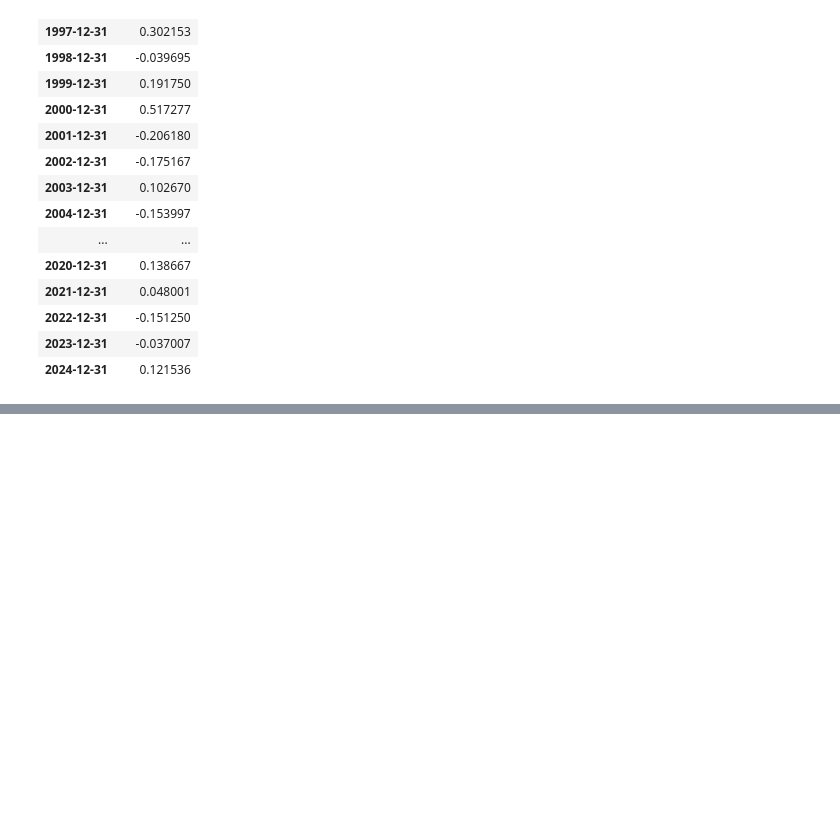
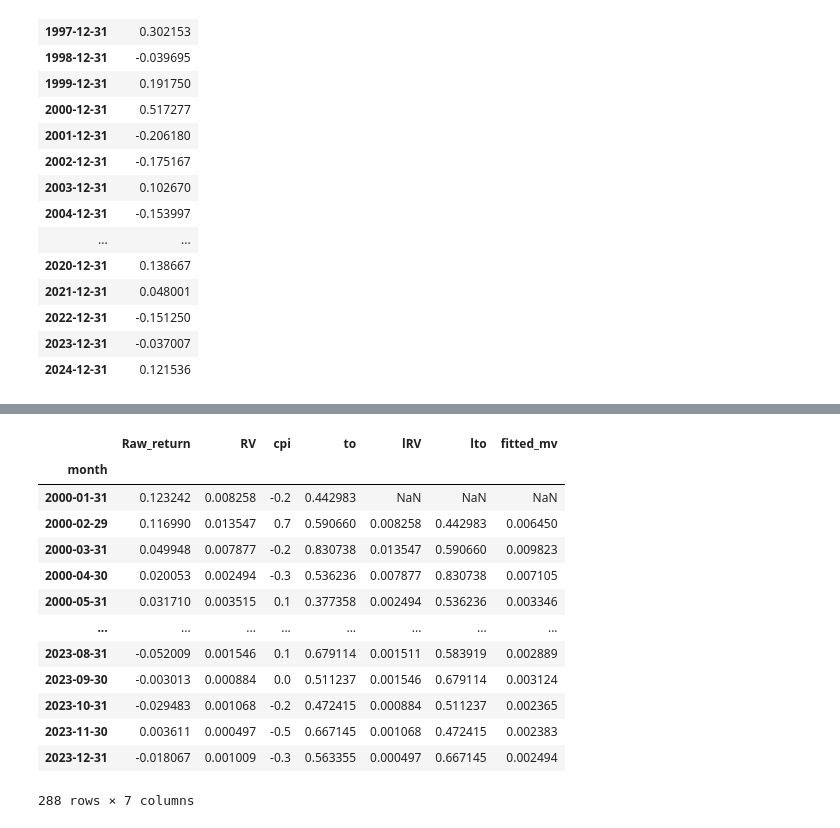
Before and after one commit to wangweihang1007-dev/wwhwork, a Jupyter notebook: python08.ipynb, the cells around one changed output, grey strips where cells are left out. Saved outputs shown, nothing was run; the diff lists cells and outputs as text; code cells hidden in the pictures; blank space fills up the shorter version.

```diff
--- a/python08.ipynb
+++ b/python08.ipynb
@@ -146,0 +345,6 @@ Year_data
+# %%
+reg_data = pd.merge(Month_data,market_variance,on = 'month')# 合并月数据和市场方差数据
+reg_data = pd.merge(reg_data,inflation,on = 'month')# 合并月数据和通胀数据
+reg_data = pd.merge(reg_data,turnover,on='month')# 合并月数据和换手率数据
+reg_data = reg_data['2000':]
+reg_data
@@ -146,0 +522,6 @@ Year_data
+# %%
+reg_data['lRV'] = reg_data['RV'].shift(1)
+model_fore_mv = smf.ols('RV ~ lRV',
+                 data=reg_data['2000-01':'2023-12']).fit(
+                     cov_type='HAC', cov_kwds={'maxlags': 6})
+print(model_fore_mv.summary())
@@ -146,0 +546,6 @@ Year_data
+# %%
+reg_data['lto'] = reg_data['to'].shift(1)
+model_fore_mv = smf.ols('RV ~ lto',
+                 data=reg_data['2000-01':'2023-12']).fit(
+                     cov_type='HAC', cov_kwds={'maxlags': 6})
+print(model_fore_mv.summary())
@@ -146,0 +570,6 @@ Year_data
+# %%
+reg_data['lRV'] = reg_data['RV'].shift(1)
+model_fore_mv = smf.ols('RV ~ lto + lRV',
+                 data=reg_data['2000-01':'2023-12']).fit(
+                     cov_type='HAC', cov_kwds={'maxlags': 6})
+print(model_fore_mv.summary())
@@ -146,0 +594,18 @@ Year_data
+# %%
+reg_data['fitted_mv'] = model_fore_mv.fittedvalues
+reg_data
+# %% [output]
+|  | Raw_return | RV | cpi | to | lRV | lto | fitted_mv |
+| month |  |  |  |  |  |  |  |
+| 2000-01-31 | 0.123242 | 0.008258 | -0.2 | 0.442983 | NaN | NaN | NaN |
+| 2000-02-29 | 0.116990 | 0.013547 | 0.7 | 0.590660 | 0.008258 | 0.442983 | 0.006450 |
+| 2000-03-31 | 0.049948 | 0.007877 | -0.2 | 0.830738 | 0.013547 | 0.590660 | 0.009823 |
+| 2000-04-30 | 0.020053 | 0.002494 | -0.3 | 0.536236 | 0.007877 | 0.830738 | 0.007105 |
+| 2000-05-31 | 0.031710 | 0.003515 | 0.1 | 0.377358 | 0.002494 | 0.536236 | 0.003346 |
+| ... | ... | ... | ... | ... | ... | ... | ... |
+| 2023-08-31 | -0.052009 | 0.001546 | 0.1 | 0.679114 | 0.001511 | 0.583919 | 0.002889 |
+| 2023-09-30 | -0.003013 | 0.000884 | 0.0 | 0.511237 | 0.001546 | 0.679114 | 0.003124 |
+| 2023-10-31 | -0.029483 | 0.001068 | -0.2 | 0.472415 | 0.000884 | 0.511237 | 0.002365 |
+| 2023-11-30 | 0.003611 | 0.000497 | -0.5 | 0.667145 | 0.001068 | 0.472415 | 0.002383 |
+| 2023-12-31 | -0.018067 | 0.001009 | -0.3 | 0.563355 | 0.000497 | 0.667145 | 0.002494 |
+288 rows × 7 columns
```
Also changed, not shown: parts of 31 cells of this notebook, 8 other files.
